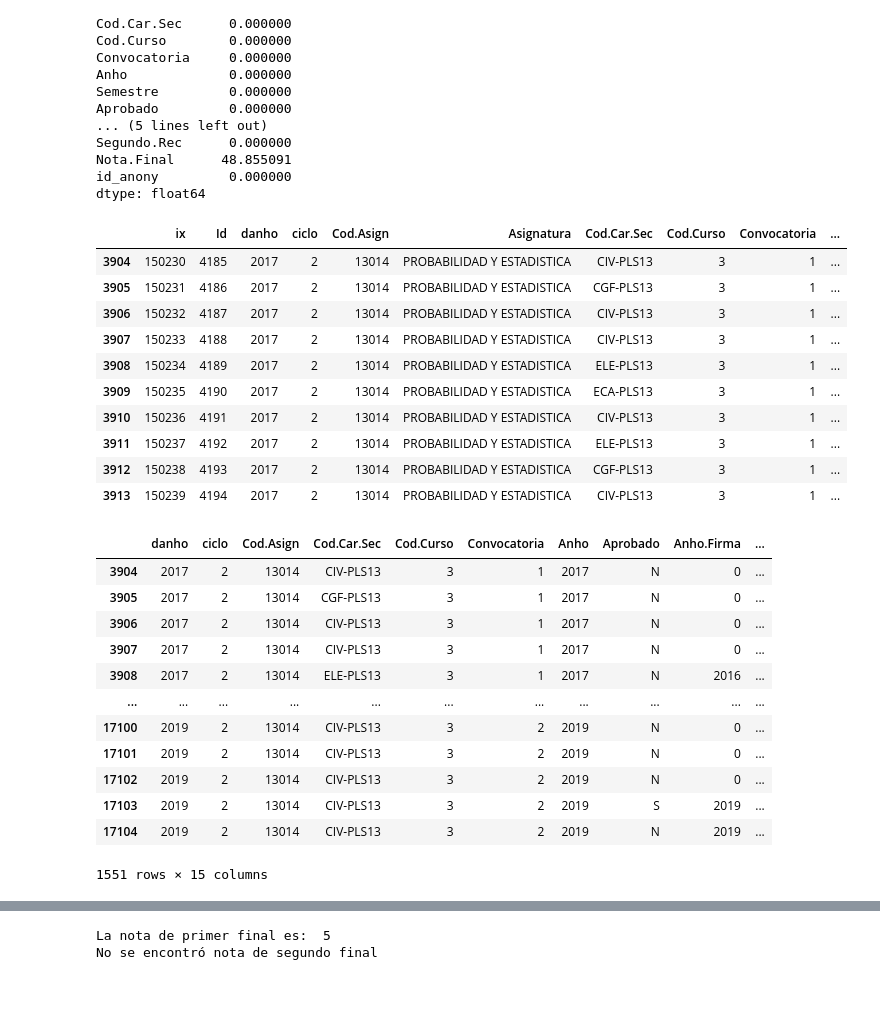
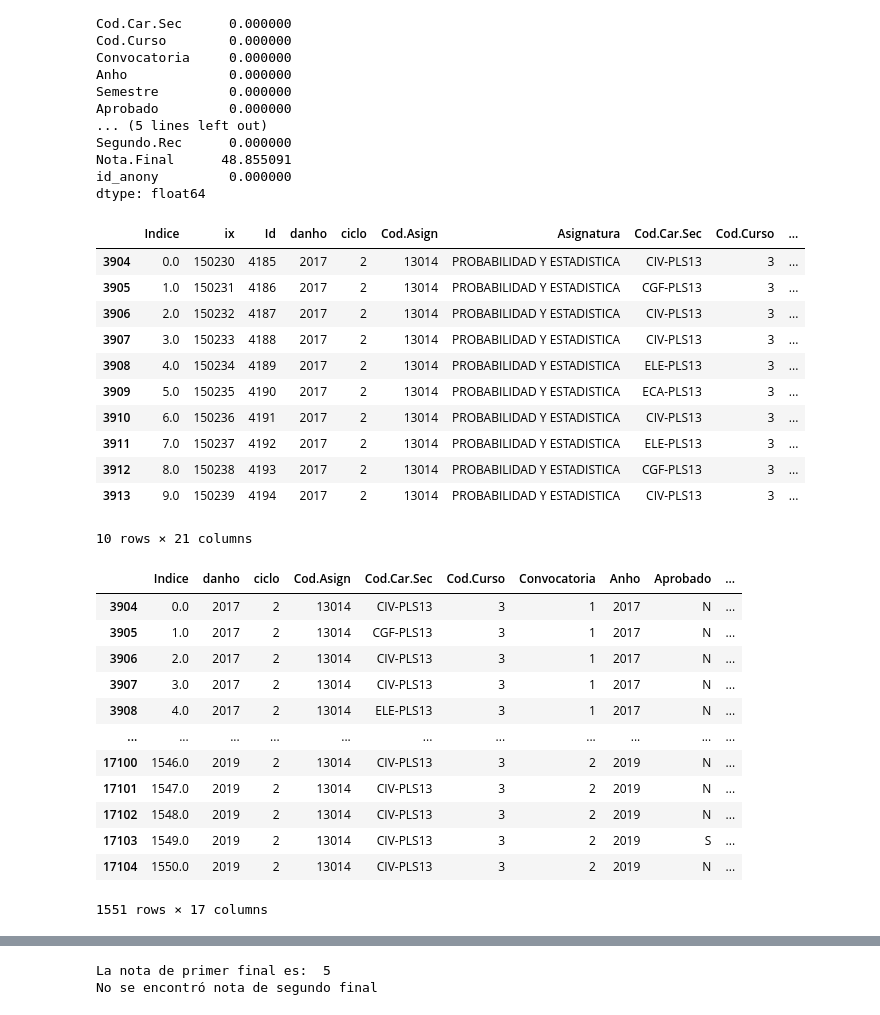
Before and after one commit to Hmersch96/M-M, a Jupyter notebook: datosRendimiento/Preprocesamiento de Datos de Proba.ipynb, the cells around one changed output, grey strips where cells are left out. Drawn from its saved outputs; the diff is of its cells as text; code cells hidden in the pictures.

```diff
--- a/datosRendimiento/Preprocesamiento de Datos de Proba.ipynb
+++ b/datosRendimiento/Preprocesamiento de Datos de Proba.ipynb
@@ -9,7 +9,7 @@ import pandas as pd
 import numpy as np
 from sklearn import linear_model, model_selection
 
-df = pd.read_csv("datosfiltrados.csv", sep=",")
+df = pd.read_csv("datosfiltrados.csv", sep=",",index_col=False)
 
 df
 # %% [output]
@@ -69,36 +69,47 @@ Nota.Final      48.855091
 id_anony         0.000000
 dtype: float64
 # %%
-
 #Con esta funcion, creo un dataframe que incluya exclusivamente a los alumnos que cursan probabilidad y estadistica
 proba=df[df.Asignatura=='PROBABILIDAD Y ESTADISTICA']
+dimensiones=proba.shape
+
+Index=np.zeros(dimensiones[0])
+for i in range(len(Index)):
+    Index[i]=i
+
+proba.insert(0,"Indice",Index,True)
+list(proba.columns)
 proba.head(10)
+
+#proba=proba.drop(...)
 # %% [output]
-|  | ix | Id | danho | ciclo | Cod.Asign | Asignatura | Cod.Car.Sec | Cod.Curso | Convocatoria | ... |
-| 3904 | 150230 | 4185 | 2017 | 2 | 13014 | PROBABILIDAD Y ESTADISTICA | CIV-PLS13 | 3 | 1 | ... |
-| 3905 | 150231 | 4186 | 2017 | 2 | 13014 | PROBABILIDAD Y ESTADISTICA | CGF-PLS13 | 3 | 1 | ... |
-| 3906 | 150232 | 4187 | 2017 | 2 | 13014 | PROBABILIDAD Y ESTADISTICA | CIV-PLS13 | 3 | 1 | ... |
-| 3907 | 150233 | 4188 | 2017 | 2 | 13014 | PROBABILIDAD Y ESTADISTICA | CIV-PLS13 | 3 | 1 | ... |
-| 3908 | 150234 | 4189 | 2017 | 2 | 13014 | PROBABILIDAD Y ESTADISTICA | ELE-PLS13 | 3 | 1 | ... |
-| 3909 | 150235 | 4190 | 2017 | 2 | 13014 | PROBABILIDAD Y ESTADISTICA | ECA-PLS13 | 3 | 1 | ... |
-| 3910 | 150236 | 4191 | 2017 | 2 | 13014 | PROBABILIDAD Y ESTADISTICA | CIV-PLS13 | 3 | 1 | ... |
-| 3911 | 150237 | 4192 | 2017 | 2 | 13014 | PROBABILIDAD Y ESTADISTICA | ELE-PLS13 | 3 | 1 | ... |
-| 3912 | 150238 | 4193 | 2017 | 2 | 13014 | PROBABILIDAD Y ESTADISTICA | CGF-PLS13 | 3 | 1 | ... |
-| 3913 | 150239 | 4194 | 2017 | 2 | 13014 | PROBABILIDAD Y ESTADISTICA | CIV-PLS13 | 3 | 1 | ... |
+|  | Indice | ix | Id | danho | ciclo | Cod.Asign | Asignatura | Cod.Car.Sec | Cod.Curso | ... |
+| 3904 | 0.0 | 150230 | 4185 | 2017 | 2 | 13014 | PROBABILIDAD Y ESTADISTICA | CIV-PLS13 | 3 | ... |
+| 3905 | 1.0 | 150231 | 4186 | 2017 | 2 | 13014 | PROBABILIDAD Y ESTADISTICA | CGF-PLS13 | 3 | ... |
+| 3906 | 2.0 | 150232 | 4187 | 2017 | 2 | 13014 | PROBABILIDAD Y ESTADISTICA | CIV-PLS13 | 3 | ... |
+| 3907 | 3.0 | 150233 | 4188 | 2017 | 2 | 13014 | PROBABILIDAD Y ESTADISTICA | CIV-PLS13 | 3 | ... |
+| 3908 | 4.0 | 150234 | 4189 | 2017 | 2 | 13014 | PROBABILIDAD Y ESTADISTICA | ELE-PLS13 | 3 | ... |
+| 3909 | 5.0 | 150235 | 4190 | 2017 | 2 | 13014 | PROBABILIDAD Y ESTADISTICA | ECA-PLS13 | 3 | ... |
+| 3910 | 6.0 | 150236 | 4191 | 2017 | 2 | 13014 | PROBABILIDAD Y ESTADISTICA | CIV-PLS13 | 3 | ... |
+| 3911 | 7.0 | 150237 | 4192 | 2017 | 2 | 13014 | PROBABILIDAD Y ESTADISTICA | ELE-PLS13 | 3 | ... |
+| 3912 | 8.0 | 150238 | 4193 | 2017 | 2 | 13014 | PROBABILIDAD Y ESTADISTICA | CGF-PLS13 | 3 | ... |
+| 3913 | 9.0 | 150239 | 4194 | 2017 | 2 | 13014 | PROBABILIDAD Y ESTADISTICA | CIV-PLS13 | 3 | ... |
+10 rows × 21 columns
 # %%
 #Con esta funcion, recorto las columnas que no necesito utilizar
-proba.drop(['Semestre','ix','Id','Asignatura','id_anony'],axis=1)
+
+proba.drop(['Semestre','ix','Id','Asignatura'],axis=1)
 # %% [output]
-|  | danho | ciclo | Cod.Asign | Cod.Car.Sec | Cod.Curso | Convocatoria | Anho | Aprobado | Anho.Firma | ... |
-| 3904 | 2017 | 2 | 13014 | CIV-PLS13 | 3 | 1 | 2017 | N | 0 | ... |
-| 3905 | 2017 | 2 | 13014 | CGF-PLS13 | 3 | 1 | 2017 | N | 0 | ... |
-| 3906 | 2017 | 2 | 13014 | CIV-PLS13 | 3 | 1 | 2017 | N | 0 | ... |
-| 3907 | 2017 | 2 | 13014 | CIV-PLS13 | 3 | 1 | 2017 | N | 0 | ... |
-| 3908 | 2017 | 2 | 13014 | ELE-PLS13 | 3 | 1 | 2017 | N | 2016 | ... |
+|  | Indice | danho | ciclo | Cod.Asign | Cod.Car.Sec | Cod.Curso | Convocatoria | Anho | Aprobado | ... |
+| 3904 | 0.0 | 2017 | 2 | 13014 | CIV-PLS13 | 3 | 1 | 2017 | N | ... |
+| 3905 | 1.0 | 2017 | 2 | 13014 | CGF-PLS13 | 3 | 1 | 2017 | N | ... |
+| 3906 | 2.0 | 2017 | 2 | 13014 | CIV-PLS13 | 3 | 1 | 2017 | N | ... |
+| 3907 | 3.0 | 2017 | 2 | 13014 | CIV-PLS13 | 3 | 1 | 2017 | N | ... |
+| 3908 | 4.0 | 2017 | 2 | 13014 | ELE-PLS13 | 3 | 1 | 2017 | N | ... |
 | ... | ... | ... | ... | ... | ... | ... | ... | ... | ... | ... |
-| 17100 | 2019 | 2 | 13014 | CIV-PLS13 | 3 | 2 | 2019 | N | 0 | ... |
-| 17101 | 2019 | 2 | 13014 | CIV-PLS13 | 3 | 2 | 2019 | N | 0 | ... |
-| 17102 | 2019 | 2 | 13014 | CIV-PLS13 | 3 | 2 | 2019 | N | 0 | ... |
-| 17103 | 2019 | 2 | 13014 | CIV-PLS13 | 3 | 2 | 2019 | S | 2019 | ... |
-| 17104 | 2019 | 2 | 13014 | CIV-PLS13 | 3 | 2 | 2019 | N | 2019 | ... |
+| 17100 | 1546.0 | 2019 | 2 | 13014 | CIV-PLS13 | 3 | 2 | 2019 | N | ... |
+| 17101 | 1547.0 | 2019 | 2 | 13014 | CIV-PLS13 | 3 | 2 | 2019 | N | ... |
+| 17102 | 1548.0 | 2019 | 2 | 13014 | CIV-PLS13 | 3 | 2 | 2019 | N | ... |
+| 17103 | 1549.0 | 2019 | 2 | 13014 | CIV-PLS13 | 3 | 2 | 2019 | S | ... |
+| 17104 | 1550.0 | 2019 | 2 | 13014 | CIV-PLS13 | 3 | 2 | 2019 | N | ... |
-1551 rows × 15 columns
+1551 rows × 17 columns
```
Also changed, not shown: parts of 10 cells of this notebook.
